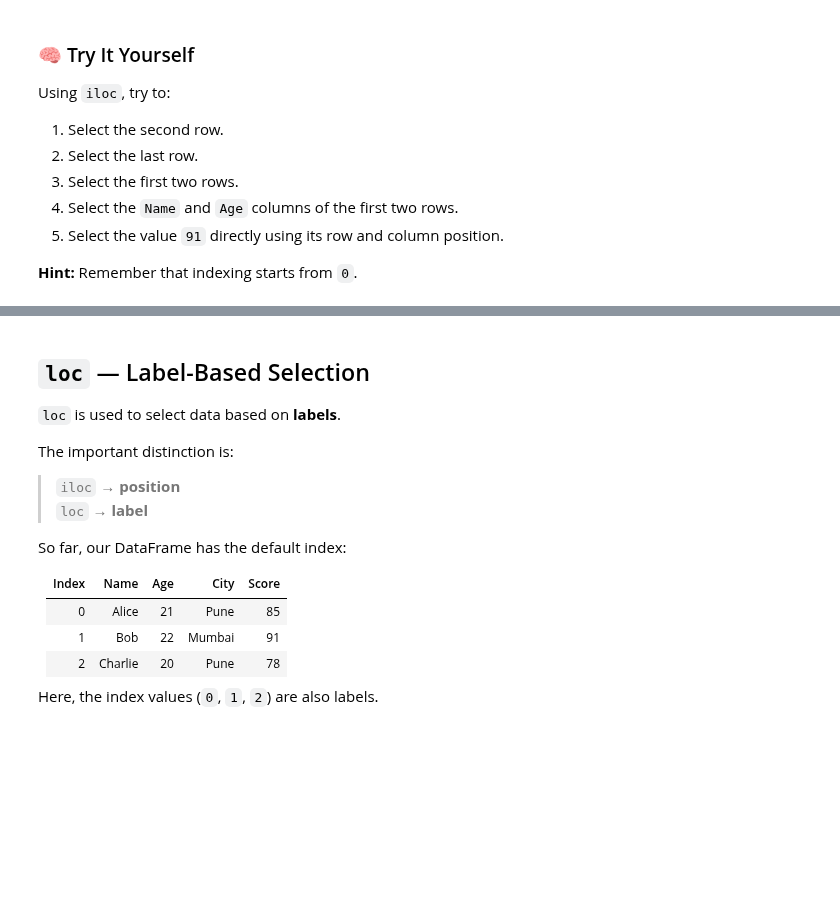
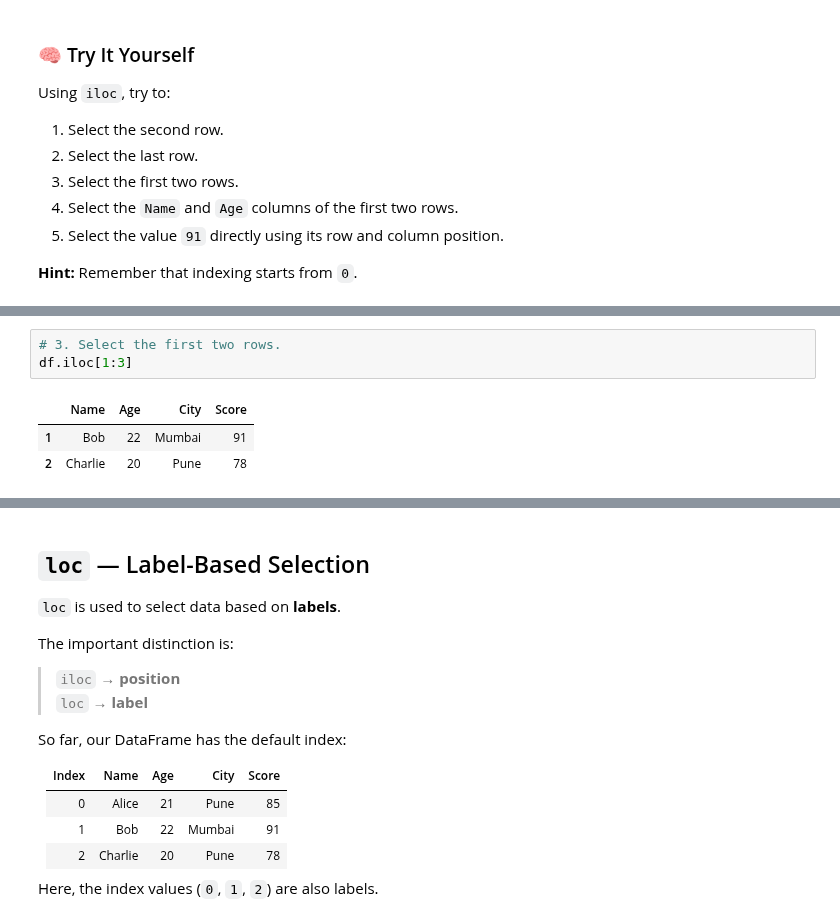
Before and after one commit to Pankaj-Jadhav17/Python, a Jupyter notebook: Python_Assignments/pandas_workbook.ipynb, the cells around one changed output, grey strips where cells are left out. Saved outputs shown, nothing was run; the diff lists cells and outputs as text; blank space fills up the shorter version.

```diff
--- a/Python_Assignments/pandas_workbook.ipynb
+++ b/Python_Assignments/pandas_workbook.ipynb
@@ -441,0 +537,7 @@ Using `iloc`, try to:
+# %%
+# 3. Select the first two rows.
+df.iloc[1:3]
+# %% [output]
+|  | Name | Age | City | Score |
+| 1 | Bob | 22 | Mumbai | 91 |
+| 2 | Charlie | 20 | Pune | 78 |
```
Also changed, not shown: parts of 17 cells of this notebook, 2 other files.
